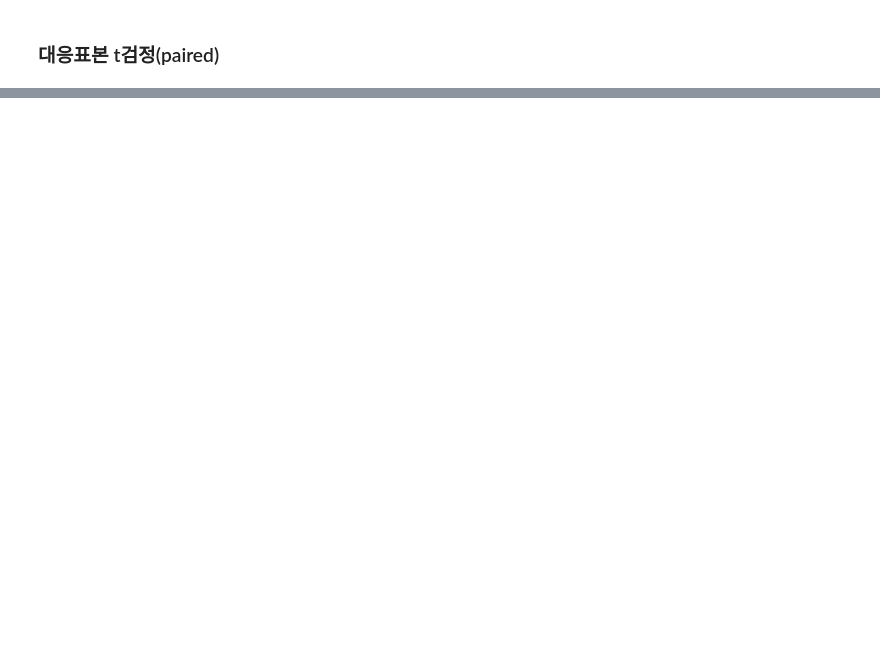
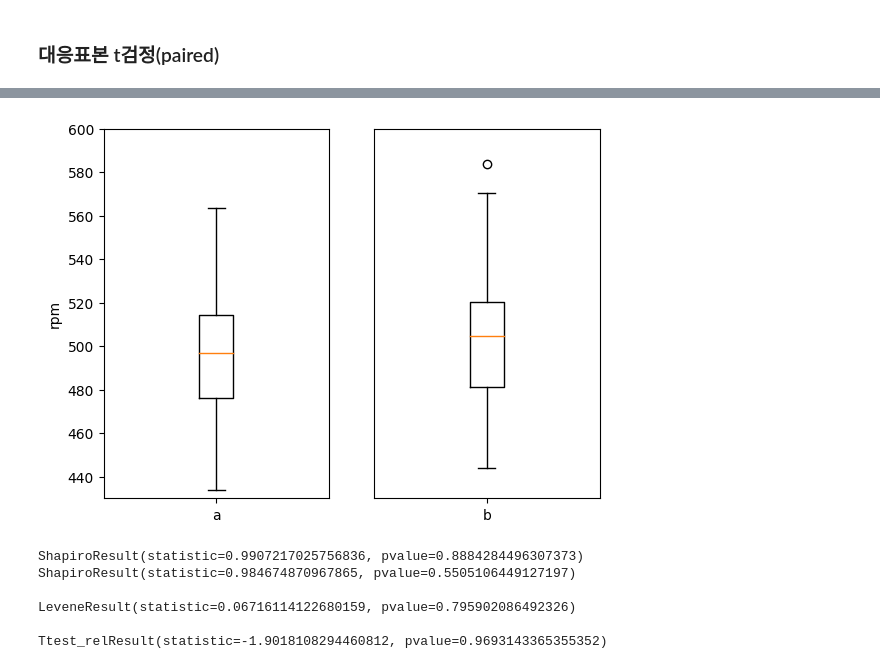
Before and after one commit to plumwiserim/ML-Study-for-license, a Jupyter notebook: 31.ipynb, the cells around one changed output, grey strips where cells are left out. Cells and saved outputs as stored; diff of their text form; code cells hidden in the pictures; blank space fills up the shorter version.

```diff
--- a/31.ipynb
+++ b/31.ipynb
@@ -36,0 +156,52 @@ from scipy.stats import levene
+# %%
+# 한 기계 부품의 rpm 수치를 두 가지 다른 상황에서 측정했다 (총 70 세트)
+# b 상황이 a 상황보다 rpm 값이 높다고 말할 수 있는지 검정하라
+
+import pandas as pd
+import matplotlib.pyplot as plt
+
+df = pd.read_csv('https://raw.githubusercontent.com/Datamanim/datarepo/main/scipy/rel4.csv')
+
+fig, ax = plt.subplots(1, 2)
+ax[0].boxplot(df[df['group']=='a']['rpm'])
+ax[1].boxplot(df[df['group']=='b']['rpm'])
+ax[0].set_xticklabels(['a'])
+ax[1].set_xticklabels(['b'])
+ax[0].set_ylim(430, 600)
+ax[1].set_ylim(430, 600)
+ax[1].get_yaxis().set_visible(False)
+ax[0].set_ylabel('rpm')
+plt.show()
+# %% [output]
+[figure, added]
+# %%
+from scipy.stats import shapiro
+
+a = df[df['group']=='a']['rpm']
+b = df[df['group']=='b']['rpm']
+print(shapiro(a))
+print(shapiro(b))
+print()
+
+from scipy.stats import levene
+
+print(levene(a, b))
+print()
+
+from scipy.stats import ttest_rel
+
+print(ttest_rel(a, b, alternative='greater'))
+
+# 정규성을 가짐
+# 등분산성을 가짐
+# ==> 대응표본의 경우 등분산성이 파라미터에 영향을 주지 않음
+# a, b, alternative='greater'의 의미는 a>b가 대립가설이 된다는 것이다.
+# pvalue는 0.96으로 귀무가설인 a<=b를 기각하지 못한다.
+# 그러므로 b 상황이 a 상황보다 rpm 값이 크다고 이야기할 수 있다.
+# %% [output]
+ShapiroResult(statistic=0.9907217025756836, pvalue=0.8884284496307373)
+ShapiroResult(statistic=0.984674870967865, pvalue=0.5505106449127197)
+
+LeveneResult(statistic=0.06716114122680159, pvalue=0.795902086492326)
+
+Ttest_relResult(statistic=-1.9018108294460812, pvalue=0.9693143365355352)
```
Also changed, not shown: parts of 9 cells of this notebook.
